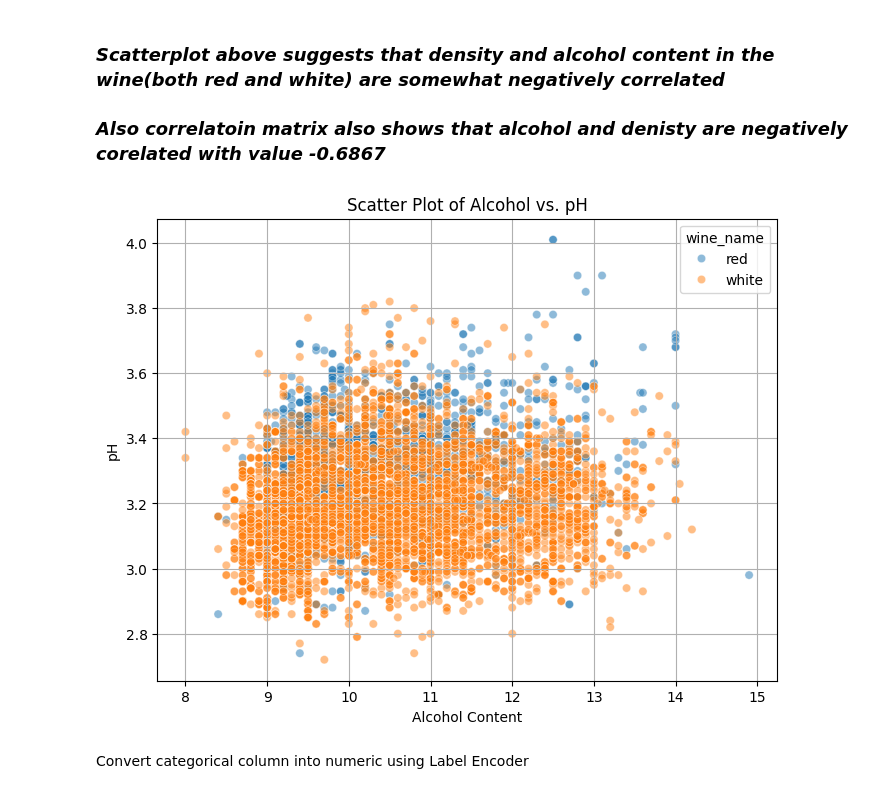
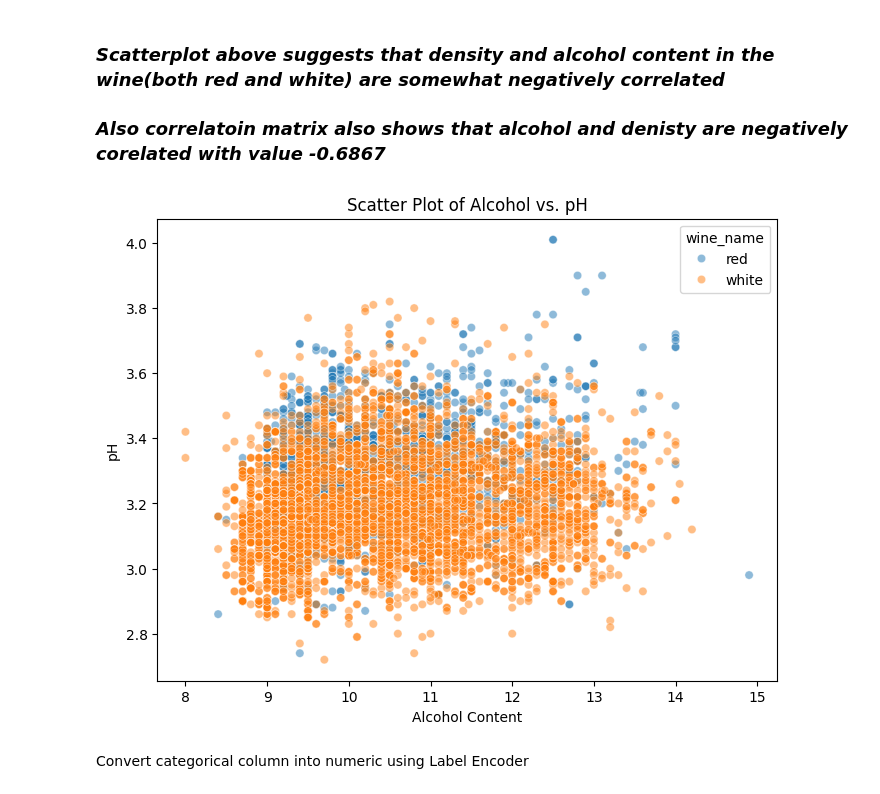
Before and after one commit to dmml-heriot-watt/group-coursework-dmml_cw, a Jupyter notebook: notebooks/WineDataViz.ipynb, the cells around one changed output. Drawn from its saved outputs; the diff is of its cells as text; code cells hidden in the pictures.

```diff
--- a/notebooks/WineDataViz.ipynb
+++ b/notebooks/WineDataViz.ipynb
@@ -356,13 +355,12 @@ df[['alcohol', 'density']].corr() # correlation matrix with just alcohol and den
 # %%
 plt.figure(figsize=(8, 6))
 sns.scatterplot(x='alcohol', y='pH', data=df, alpha=0.5, hue='wine_name')
 plt.xlabel('Alcohol Content')
 plt.ylabel('pH')
 plt.title('Scatter Plot of Alcohol vs. pH')
-plt.grid(True)
 plt.show()
 # %% [output]
-[figure, old version]
+[figure, new version]
 # %% [markdown]
 Convert categorical column into numeric using Label Encoder
 # %%
```
Also changed, not shown: parts of 2 cells of this notebook, 13 other files.
